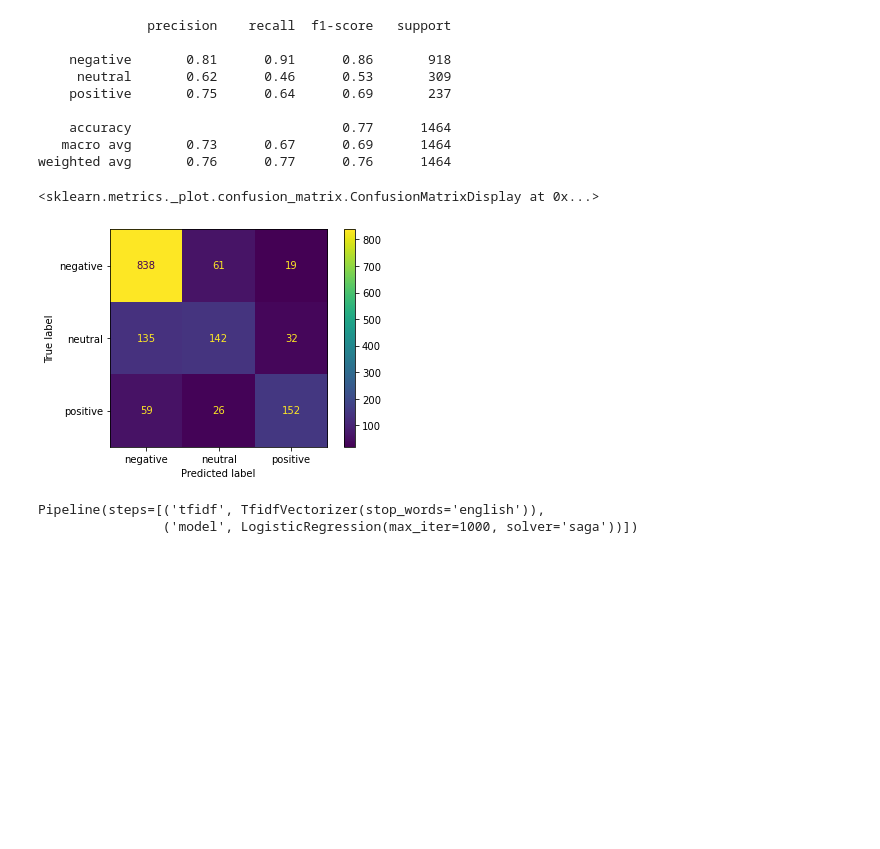
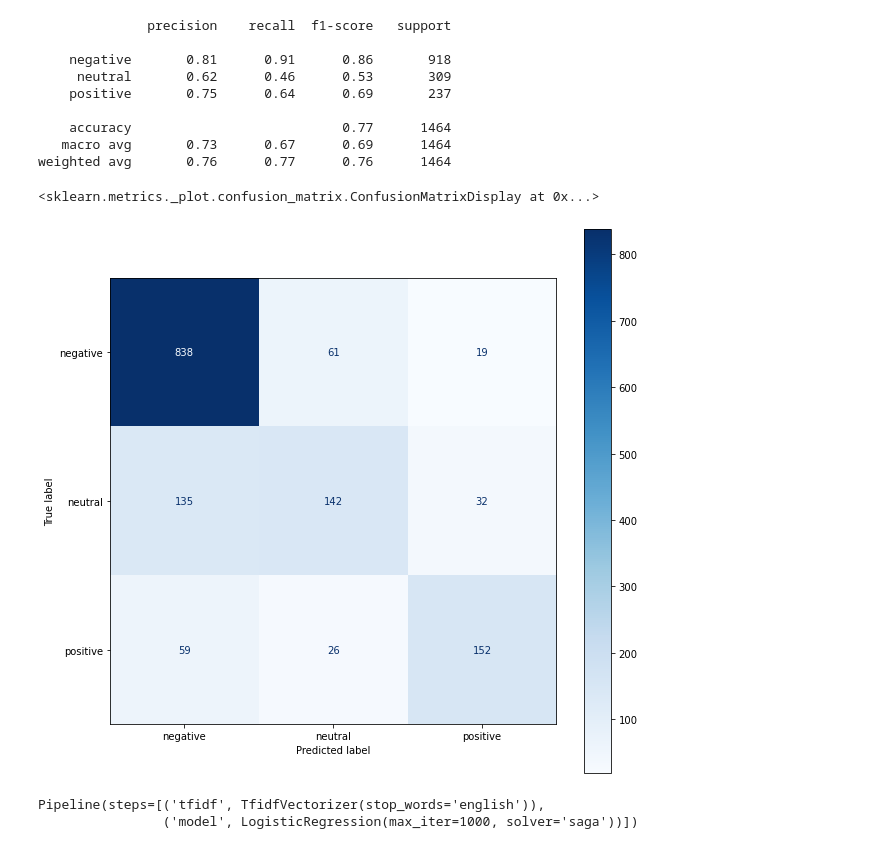
Before and after one commit to nimaim/metis-sensitivity-analysis, a Jupyter notebook: metis_intro_ds_project.ipynb, the cells around one changed output. Cells and saved outputs as stored; diff of their text form; code cells hidden in the pictures; blank space fills up the shorter version.

```diff
--- a/metis_intro_ds_project.ipynb
+++ b/metis_intro_ds_project.ipynb
@@ -782,10 +794,11 @@ print(classification_report(y_test,y_pred))
    macro avg       0.73      0.67      0.69      1464
 weighted avg       0.76      0.77      0.76      1464
 # %%
-plot_confusion_matrix(xg_model,X_test,y_test)
+fig, ax = plt.subplots(figsize=(10, 10))
+plot_confusion_matrix(xg_model,X_test,y_test,cmap=plt.cm.Blues,ax=ax)
 # %% [output]
 <sklearn.metrics._plot.confusion_matrix.ConfusionMatrixDisplay at 0x...>
-[figure, old version]
+[figure, new version]
 # %%
 # PIPELINE (Simplified)
 # %%
```
Also changed, not shown: parts of 13 cells of this notebook.
